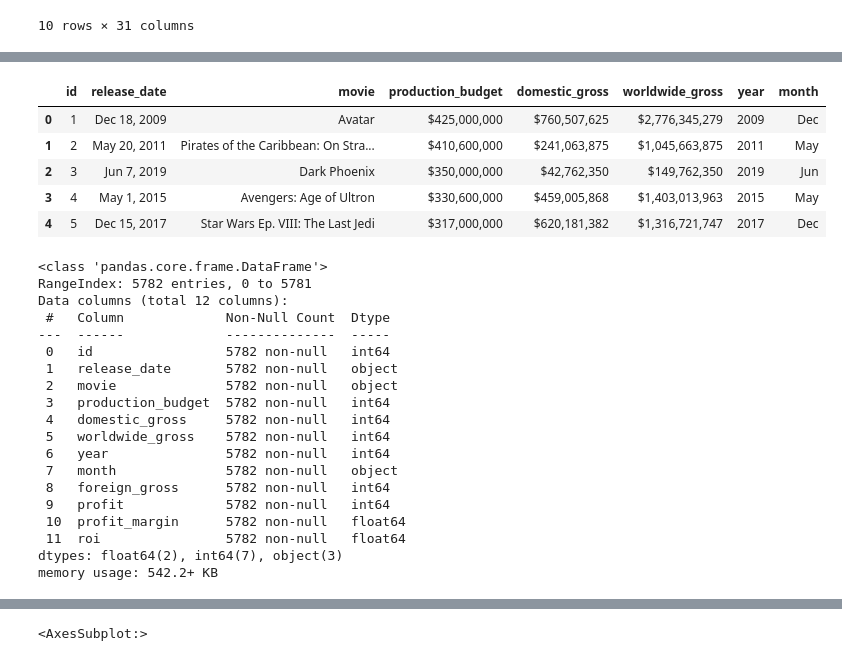
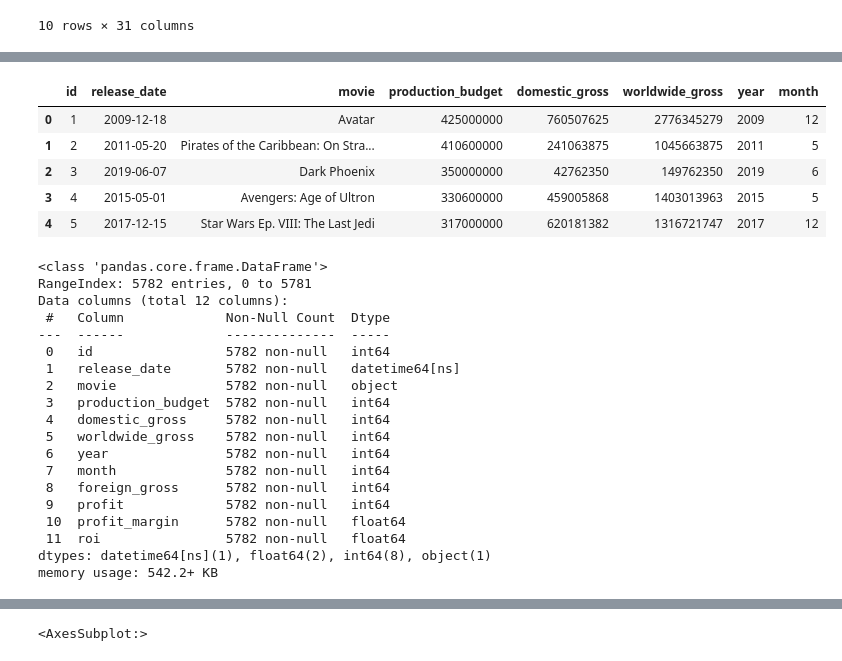
Before and after one commit to ntdoris/movie-revenue-analysis, a Jupyter notebook: natalya_doris_project1.ipynb, the cells around one changed output, grey strips where cells are left out. Saved outputs shown, nothing was run; the diff lists cells and outputs as text; code cells hidden in the pictures.

```diff
--- a/natalya_doris_project1.ipynb
+++ b/natalya_doris_project1.ipynb
@@ -149,0 +194,13 @@ display(df_im.head())
+# %%
+# Transform date data into datetime object
+
+display(df_movie_budgets['release_date'][0])
+#date_time_obj = datetime.strptime(df_movie_budgets['release_date'][0], '%b %d, %Y')
+#date_time_obj
+
+display(df_movies['release_date'][0])
+#date_time_obj = datetime.strptime(df_movies['release_date'][0], '%Y-%m-%d')
+#date_time_obj
+
+df_movie_budgets['release_date'] = [datetime.strptime(date, '%b %d, %Y') for date in df_movie_budgets['release_date']]
+df_movies['release_date'] = [datetime.strptime(date, '%Y-%m-%d') for date in df_movies['release_date']]
@@ -444,28 +348,24 @@ memory usage: 361.5+ KB
 # %%
-df_movie_budgets['year'] = [int(date[-4:]) for date in df_movie_budgets['release_date']]
-df_movie_budgets['month'] = [date[:3] for date in df_movie_budgets['release_date']]
+## Adding Year and Month Variables to Track Seasonality
+
+# If it was a string:
+#df_movie_budgets['year'] = [int(date[-4:]) for date in df_movie_budgets['release_date']]
+#df_movie_budgets['month'] = [date[:3] for date in df_movie_budgets['release_date']]
+
+# Datetime object
+df_movie_budgets['year'] = pd.DatetimeIndex(df_movie_budgets['release_date']).year
+df_movie_budgets['month'] = pd.DatetimeIndex(df_movie_budgets['release_date']).month
 
 df_movie_budgets.head()
 # %% [output]
 |  | id | release_date | movie | production_budget | domestic_gross | worldwide_gross | year | month |
-| 0 | 1 | Dec 18, 2009 | Avatar | $425,000,000 | $760,507,625 | $2,776,345,279 | 2009 | Dec |
-| 1 | 2 | May 20, 2011 | Pirates of the Caribbean: On Stra... | $410,600,000 | $241,063,875 | $1,045,663,875 | 2011 | May |
-| 2 | 3 | Jun 7, 2019 | Dark Phoenix | $350,000,000 | $42,762,350 | $149,762,350 | 2019 | Jun |
-| 3 | 4 | May 1, 2015 | Avengers: Age of Ultron | $330,600,000 | $459,005,868 | $1,403,013,963 | 2015 | May |
-| 4 | 5 | Dec 15, 2017 | Star Wars Ep. VIII: The Last Jedi | $317,000,000 | $620,181,382 | $1,316,721,747 | 2017 | Dec |
+| 0 | 1 | 2009-12-18 | Avatar | 425000000 | 760507625 | 2776345279 | 2009 | 12 |
+| 1 | 2 | 2011-05-20 | Pirates of the Caribbean: On Stra... | 410600000 | 241063875 | 1045663875 | 2011 | 5 |
+| 2 | 3 | 2019-06-07 | Dark Phoenix | 350000000 | 42762350 | 149762350 | 2019 | 6 |
+| 3 | 4 | 2015-05-01 | Avengers: Age of Ultron | 330600000 | 459005868 | 1403013963 | 2015 | 5 |
+| 4 | 5 | 2017-12-15 | Star Wars Ep. VIII: The Last Jedi | 317000000 | 620181382 | 1316721747 | 2017 | 12 |
 # %%
-#df_movie_budgets_simple = df_movie_budgets[['movie', 'production_budget', 'year', 'month',
-#                                            'domestic_gross', 'worldwide_gross']]
-
-# clean data
-df_movie_budgets['production_budget'] = [int(budget[1:].replace(',','')) for budget in
-                                                df_movie_budgets['production_budget']]
-df_movie_budgets['domestic_gross'] = [int(budget[1:].replace(',','')) for budget in
-                                             df_movie_budgets['domestic_gross']]
-df_movie_budgets['worldwide_gross'] = [int(budget[1:].replace(',','')) for budget in
-                                              df_movie_budgets['worldwide_gross']]
-
-# create new variables to measure foreign revenues & profitability
+# Create new variables to measure foreign revenues & profitability
 df_movie_budgets['foreign_gross'] = df_movie_budgets['worldwide_gross'] - df_movie_budgets['domestic_gross']
 df_movie_budgets['profit'] = df_movie_budgets['worldwide_gross'] - df_movie_budgets['production_budget']
 df_movie_budgets['profit_margin'] = df_movie_budgets['profit'] / df_movie_budgets['worldwide_gross']
@@ -479,16 +379,16 @@ Data columns (total 12 columns):
  #   Column             Non-Null Count  Dtype
 ---  ------             --------------  -----
  0   id                 5782 non-null   int64
- 1   release_date       5782 non-null   object
+ 1   release_date       5782 non-null   datetime64[ns]
  2   movie              5782 non-null   object
  3   production_budget  5782 non-null   int64
  4   domestic_gross     5782 non-null   int64
  5   worldwide_gross    5782 non-null   int64
  6   year               5782 non-null   int64
- 7   month              5782 non-null   object
+ 7   month              5782 non-null   int64
  8   foreign_gross      5782 non-null   int64
  9   profit             5782 non-null   int64
  10  profit_margin      5782 non-null   float64
  11  roi                5782 non-null   float64
-dtypes: float64(2), int64(7), object(3)
+dtypes: datetime64[ns](1), float64(2), int64(8), object(1)
 memory usage: 542.2+ KB
```
Also changed, not shown: parts of 43 cells of this notebook.
